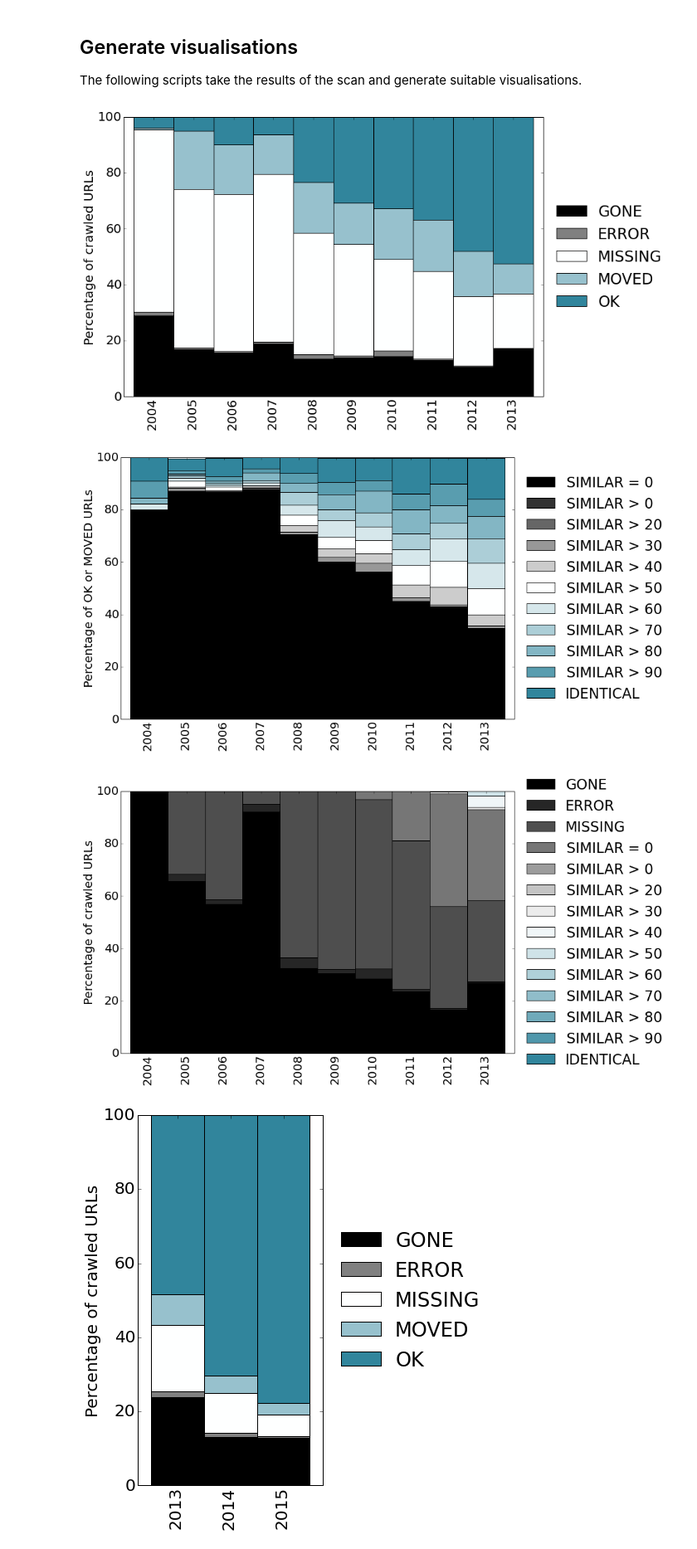
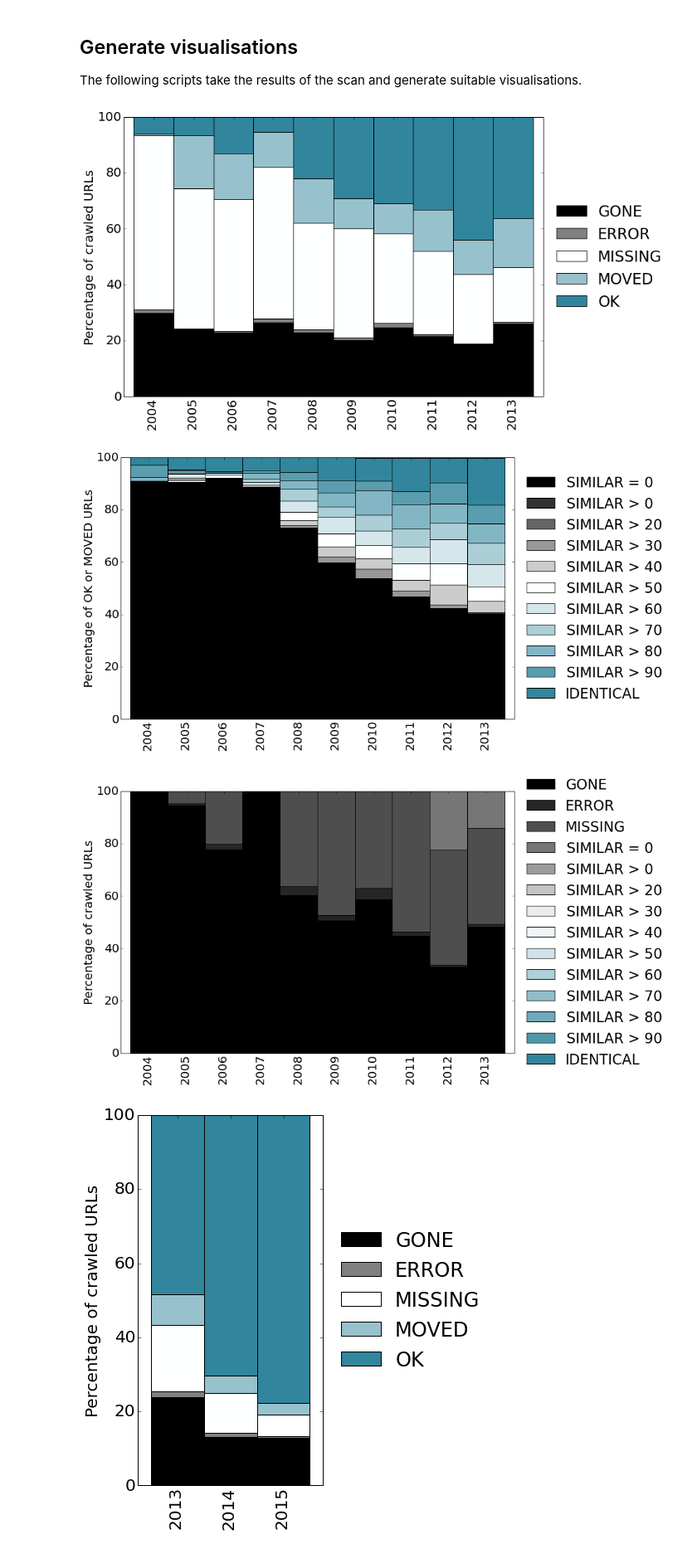
Before and after one commit to ukwa/halflife, a Jupyter notebook: half-life.ipynb, the cells around one changed output. Shown: that part at 83% size. Cells and saved outputs as stored; diff of their text form; code cells hidden in the pictures.

Commit message:
Rescanned the old OUKWA data.

```diff
--- a/half-life.ipynb
+++ b/half-life.ipynb
@@ -225,38 +225,39 @@ def stack_sim_only(filename, outname):
 #print("---")
 #print("---")
 
-in_file = "sample-scan-results/2015-04-19-Explorer/sample-of-1000-scan-results.csv"
+#in_file = "sample-scan-results/2015-04-19-Explorer/sample-of-1000-scan-results.csv"
+in_file = "sample-scan-results/2015-09-Explorer/oukwa-sample-of-1000-scan-results.csv"
 #tabulate(in_file)
 stack(in_file,"oukwa")
 stack_sim_only(in_file,"oukwa")
 stack_sim(in_file,"oukwa")
 
 # Only three soft-404s. Manual checking revealed at least one missed soft 404.
 # Some sites are soft-404 but going all the way to the root hits a different handler.
 # e.g. http://www.thesouthernreporter.co.uk/property/agent-search/40878
 #
 # Try alternative random-query generator to make soft-404 check more robust.
 # Just appending to the path.
 
 #tabulate("sample-scan-results/2015-04-17-TalkTalk-2/ldwa-sample-of-2000-scan-results.csv")
 
 # But often trailing path is ignored! e.g.
 # http://www.newstatesman.com/node/138986
 # The removing a letter and appendings.
 
 #tabulate("sample-scan-results/2015-04-18-TT/ldwa-sample-of-2000-scan-results.csv")
 
 # But even that fails! e.g.
 # http://www.westburytownforums.co.uk/index.php/topic,3861.msg45207.html
 # So, instead, we replace the final path segment with a random string.
 # That appears to give acceptable results. Although there are some false-positives:
 # http://www.standard.co.uk/topic/Rum (96)
 # http://bma.org.uk/news-views-analysis/the-bma-blog/tag/nhs-watch (99!)
 # Very 'busy' pages with not much content difference get missed.
 # %% [output]
-[figure, old version]
+[figure, new version]
-[figure, old version]
+[figure, new version]
-[figure, old version]
+[figure, new version]
 # %%
 
 data_folder = datetime.datetime.now().strftime("sample-scan-results/%Y-%m-Explorer")
```
Also changed, not shown: parts of 1 cell of this notebook, 7 other files.
